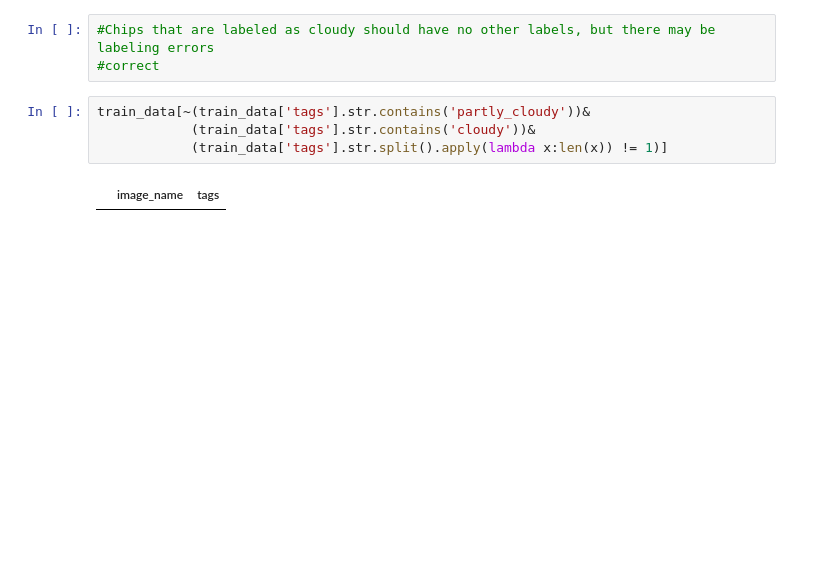
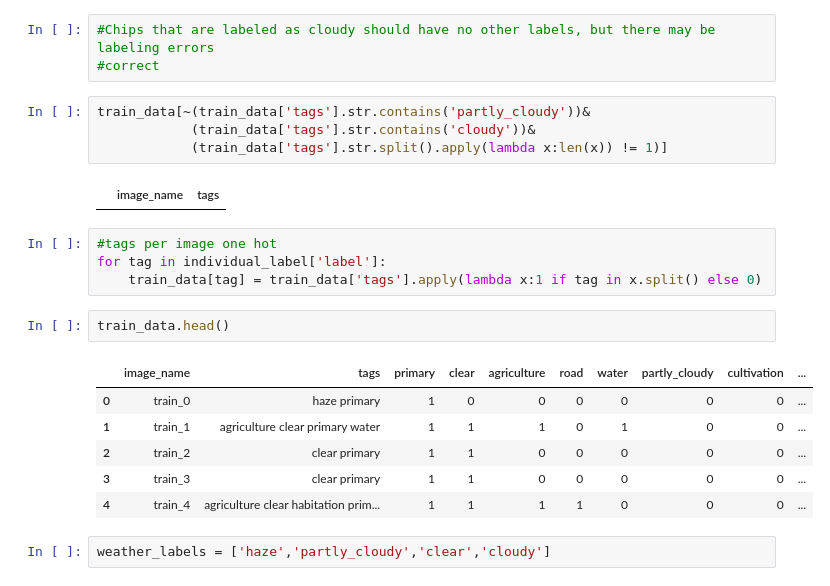
Before and after one commit to nicolasbuitragob/UnderstandingAmazon, a Jupyter notebook: notebooks/eda.ipynb, the cells around one changed output. Cells and saved outputs as stored; diff of their text form; blank space fills up the shorter version.

```diff
--- a/notebooks/eda.ipynb
+++ b/notebooks/eda.ipynb
@@ -54,3 +86,18 @@ train_data[~(train_data['tags'].str.contains('partly_cloudy'))&
             (train_data['tags'].str.split().apply(lambda x:len(x)) != 1)]
 # %% [output]
 |  | image_name | tags |
+# %%
+#tags per image one hot
+for tag in individual_label['label']:
+    train_data[tag] = train_data['tags'].apply(lambda x:1 if tag in x.split() else 0)
+# %%
+train_data.head()
+# %% [output]
+|  | image_name | tags | primary | clear | agriculture | road | water | partly_cloudy | cultivation | ... |
+| 0 | train_0 | haze primary | 1 | 0 | 0 | 0 | 0 | 0 | 0 | ... |
+| 1 | train_1 | agriculture clear primary water | 1 | 1 | 1 | 0 | 1 | 0 | 0 | ... |
+| 2 | train_2 | clear primary | 1 | 1 | 0 | 0 | 0 | 0 | 0 | ... |
+| 3 | train_3 | clear primary | 1 | 1 | 0 | 0 | 0 | 0 | 0 | ... |
+| 4 | train_4 | agriculture clear habitation prim... | 1 | 1 | 1 | 1 | 0 | 0 | 0 | ... |
+# %%
+weather_labels = ['haze','partly_cloudy','clear','cloudy']
```
Also changed, not shown: parts of 19 cells of this notebook.
